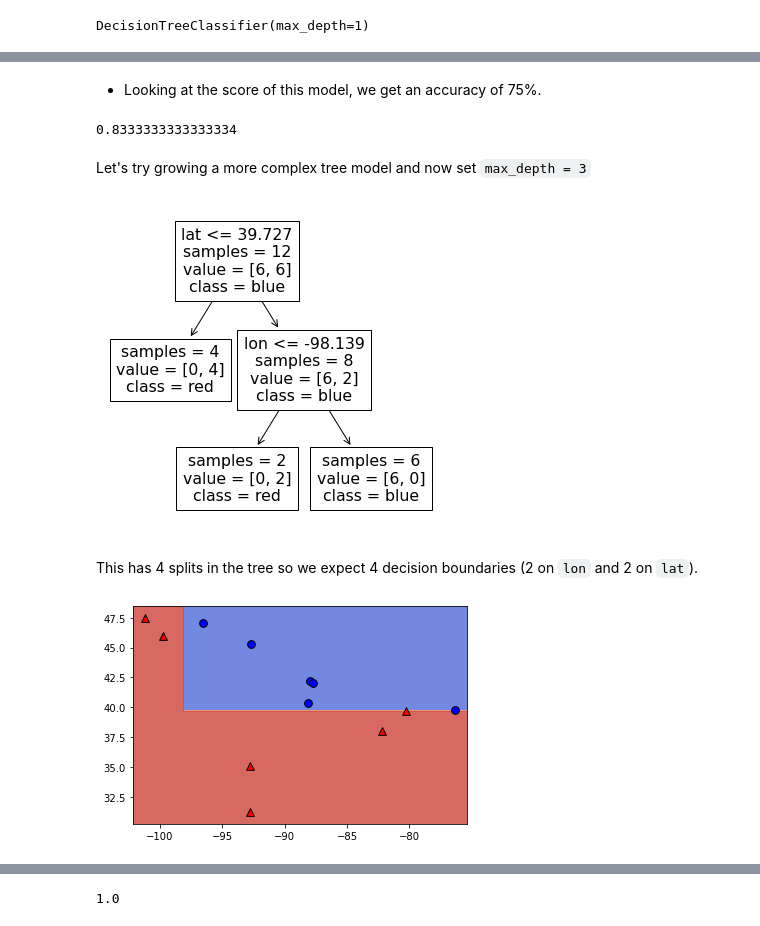
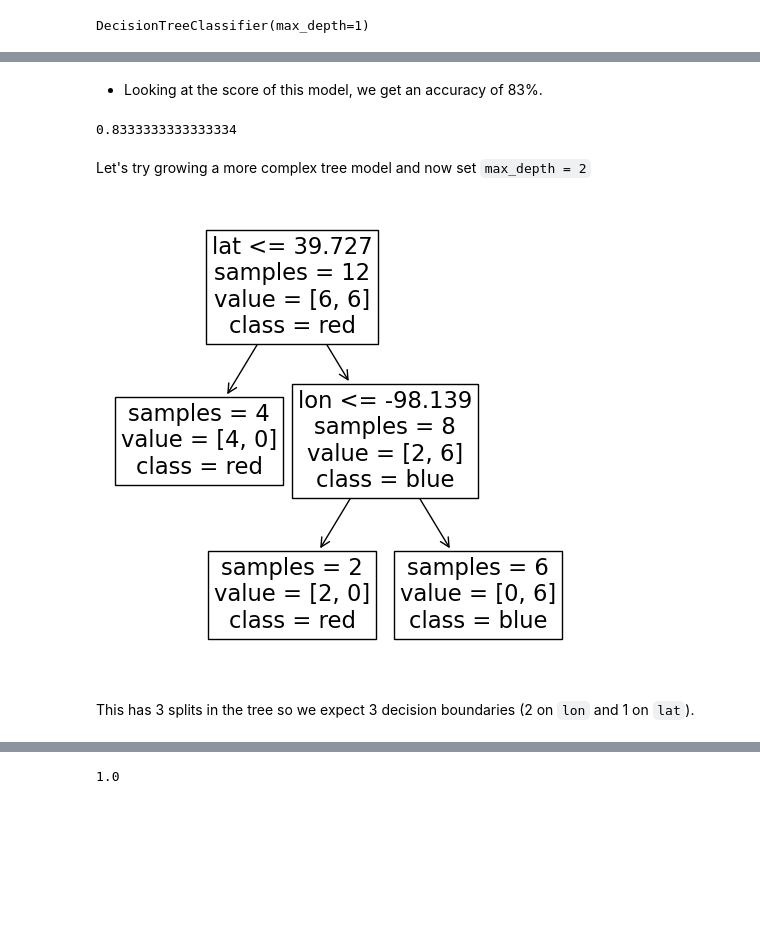
Before and after one commit to bait509-ubc/BAIT509, a Jupyter notebook: _sources/lectures/lecture1.ipynb, the cells around one changed output, grey strips where cells are left out. Saved outputs shown, nothing was run; the diff lists cells and outputs as text; code cells hidden in the pictures; blank space fills up the shorter version.

```diff
--- a/_sources/lectures/lecture1.ipynb
+++ b/_sources/lectures/lecture1.ipynb
@@ -440,0 +309,3 @@ Trees do not need to be balanced. (You'll see this shortly)
+# %%
+df = pd.read_csv('data/cities_USA.csv', index_col=0).sample(12, random_state=89)
+df.head()
@@ -759,28 +681,22 @@ ax.set_ylabel('lat', fontsize=20);
 # %% [markdown]
-- Looking  at the score of this model, we get an accuracy of 75%.
+- Looking  at the score of this model, we get an accuracy of 83%.
 # %%
 model_1.score(X, y)
 # %% [output]
 0.8333333333333334
 # %% [markdown]
-Let's try growing a more complex tree model and now set `max_depth = 3`
+Let's try growing a more complex tree model and now set `max_depth = 2`
 # %%
-model_3 = DecisionTreeClassifier(max_depth=3).fit(X, y)
+model_2 = DecisionTreeClassifier(max_depth=2).fit(X, y)
 # %%
 plot_tree(
-    model_3,
+    model_2,
     feature_names=X.columns,
     class_names=y.unique()[::-1],
     impurity=False,
     ax=plt.subplots(figsize=(6, 6))[1]
 );
 # %% [output]
-[figure, old version]
+[figure, new version]
 # %% [markdown]
-This has 4 splits in the tree so we expect 4 decision boundaries (2 on `lon` and 2 on `lat`).
+This has 3 splits in the tree so we expect 3 decision boundaries (2 on `lon` and 1 on `lat`).
-# %%
-plot_classifier(X, y, model_3, ticks=True)
-ax.set_xlabel('lon', fontsize=20)
-ax.set_ylabel('lat', fontsize=20);
-# %% [output]
-[figure, removed]
```
Also changed, not shown: parts of 69 cells of this notebook, 18 other files.
